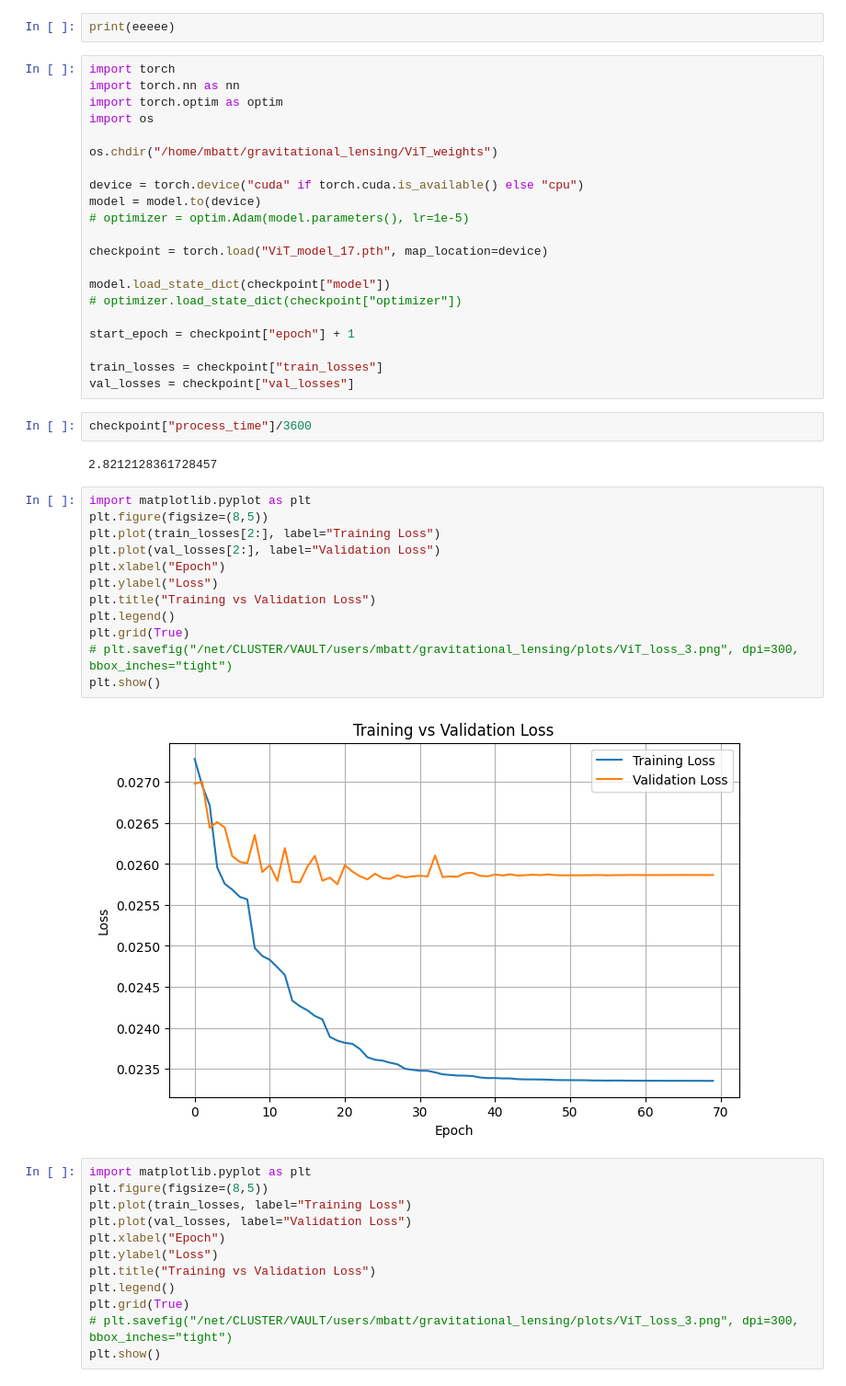
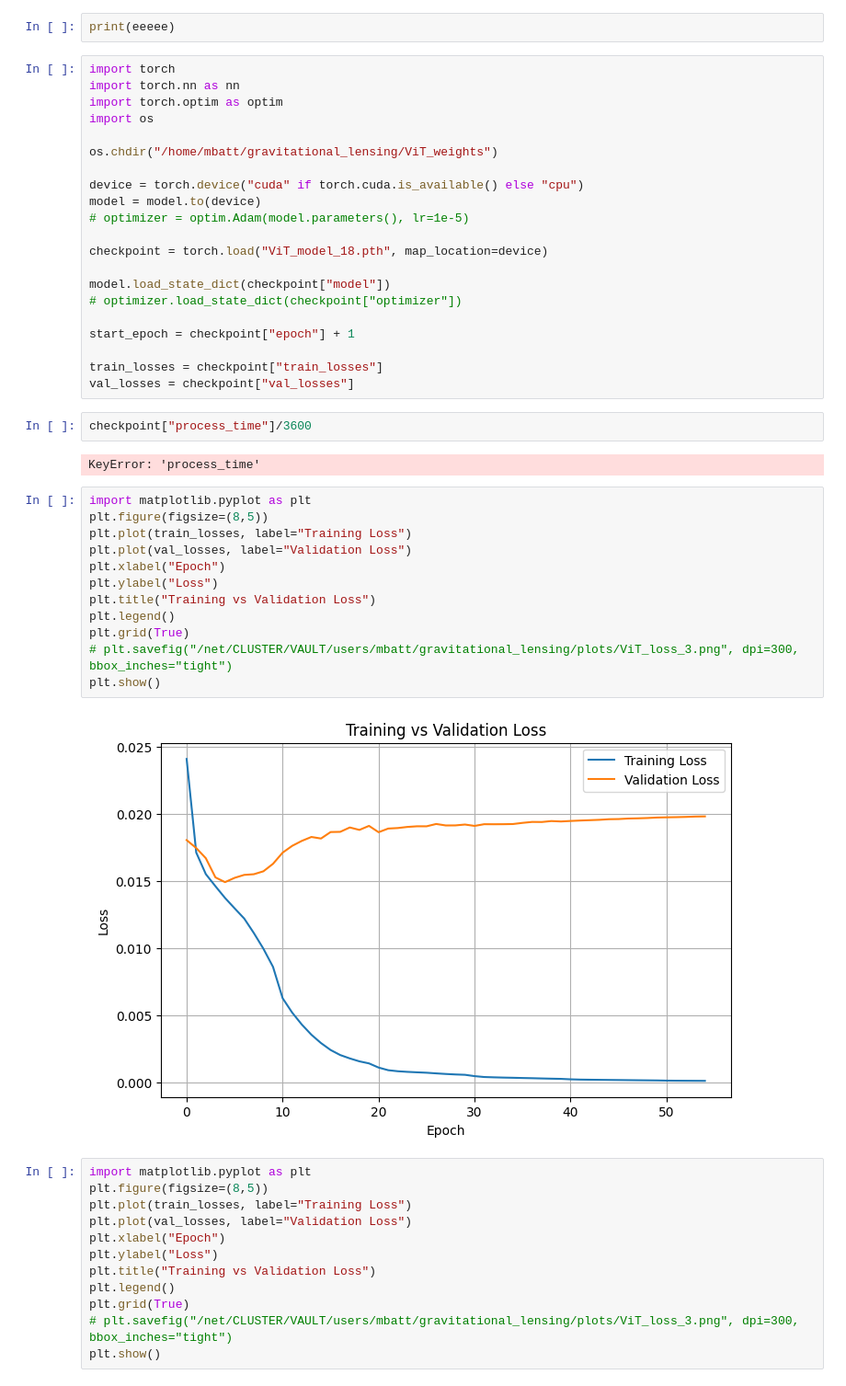
Before and after one commit to matthbatt/Deep-learning-gravitational-lensing, a Jupyter notebook: result_ViT.ipynb, the cells around one changed output. Shown at 92% size. Cells and saved outputs as stored; diff of their text form.

```diff
--- a/result_ViT.ipynb
+++ b/result_ViT.ipynb
@@ -528,7 +605,7 @@ device = torch.device("cuda" if torch.cuda.is_available() else "cpu")
 model = model.to(device)
 # optimizer = optim.Adam(model.parameters(), lr=1e-5)
 
-checkpoint = torch.load("ViT_model_17.pth", map_location=device)
+checkpoint = torch.load("ViT_model_18.pth", map_location=device)
 
 model.load_state_dict(checkpoint["model"])
 # optimizer.load_state_dict(checkpoint["optimizer"])
@@ -540,21 +617,21 @@ val_losses = checkpoint["val_losses"]
 # %%
 checkpoint["process_time"]/3600
 # %% [output]
-2.8212128361728457
+KeyError: 'process_time'
 # %%
 import matplotlib.pyplot as plt
 plt.figure(figsize=(8,5))
-plt.plot(train_losses[2:], label="Training Loss")
-plt.plot(val_losses[2:], label="Validation Loss")
+plt.plot(train_losses, label="Training Loss")
+plt.plot(val_losses, label="Validation Loss")
 plt.xlabel("Epoch")
 plt.ylabel("Loss")
 plt.title("Training vs Validation Loss")
 plt.legend()
 plt.grid(True)
 # plt.savefig("/net/CLUSTER/VAULT/users/mbatt/gravitational_lensing/plots/ViT_loss_3.png", dpi=300, bbox_inches="tight")
 plt.show()
 # %% [output]
-[figure, old version]
+[figure, new version]
 # %%
 import matplotlib.pyplot as plt
 plt.figure(figsize=(8,5))
```
Also changed, not shown: parts of 8 cells of this notebook, 6 other files.
